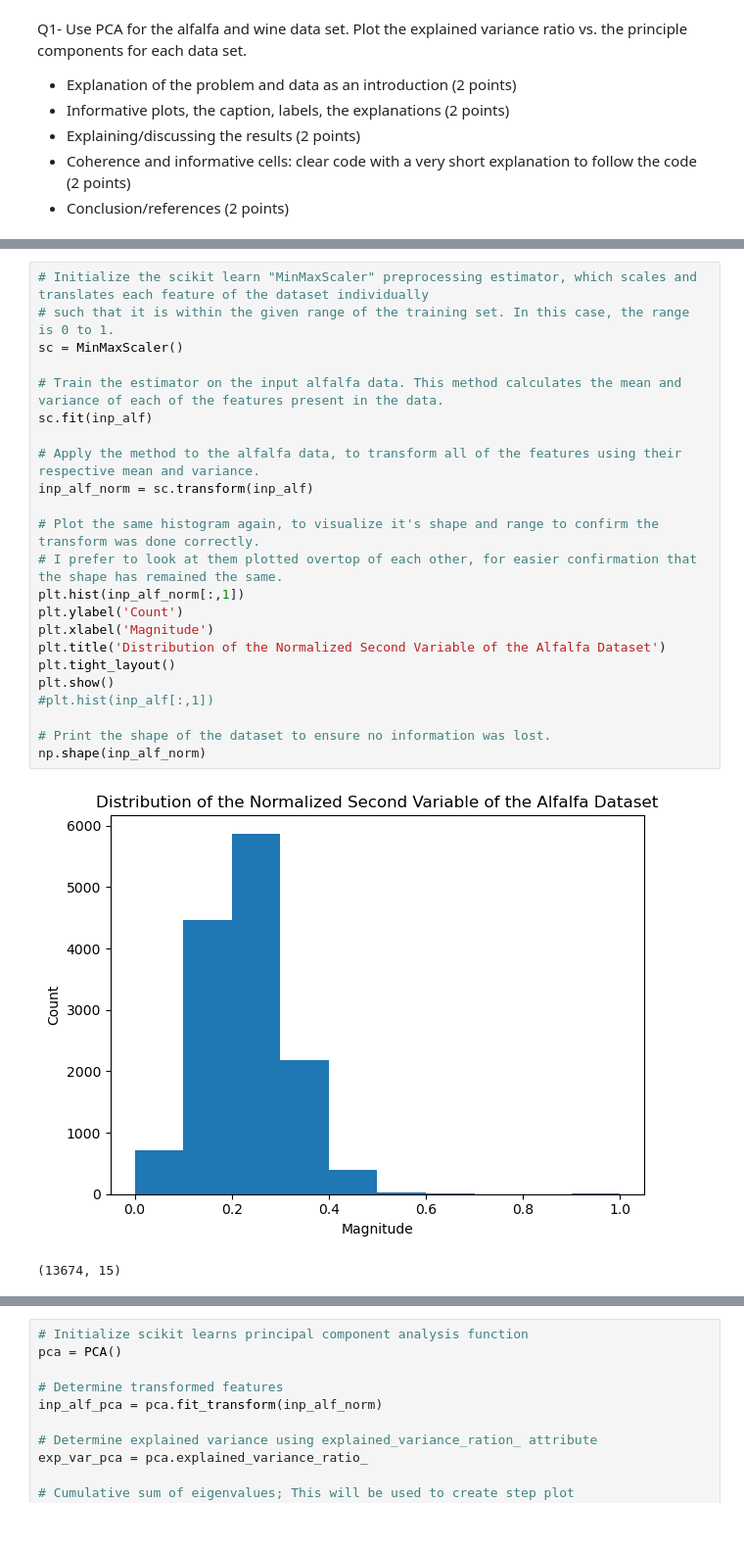
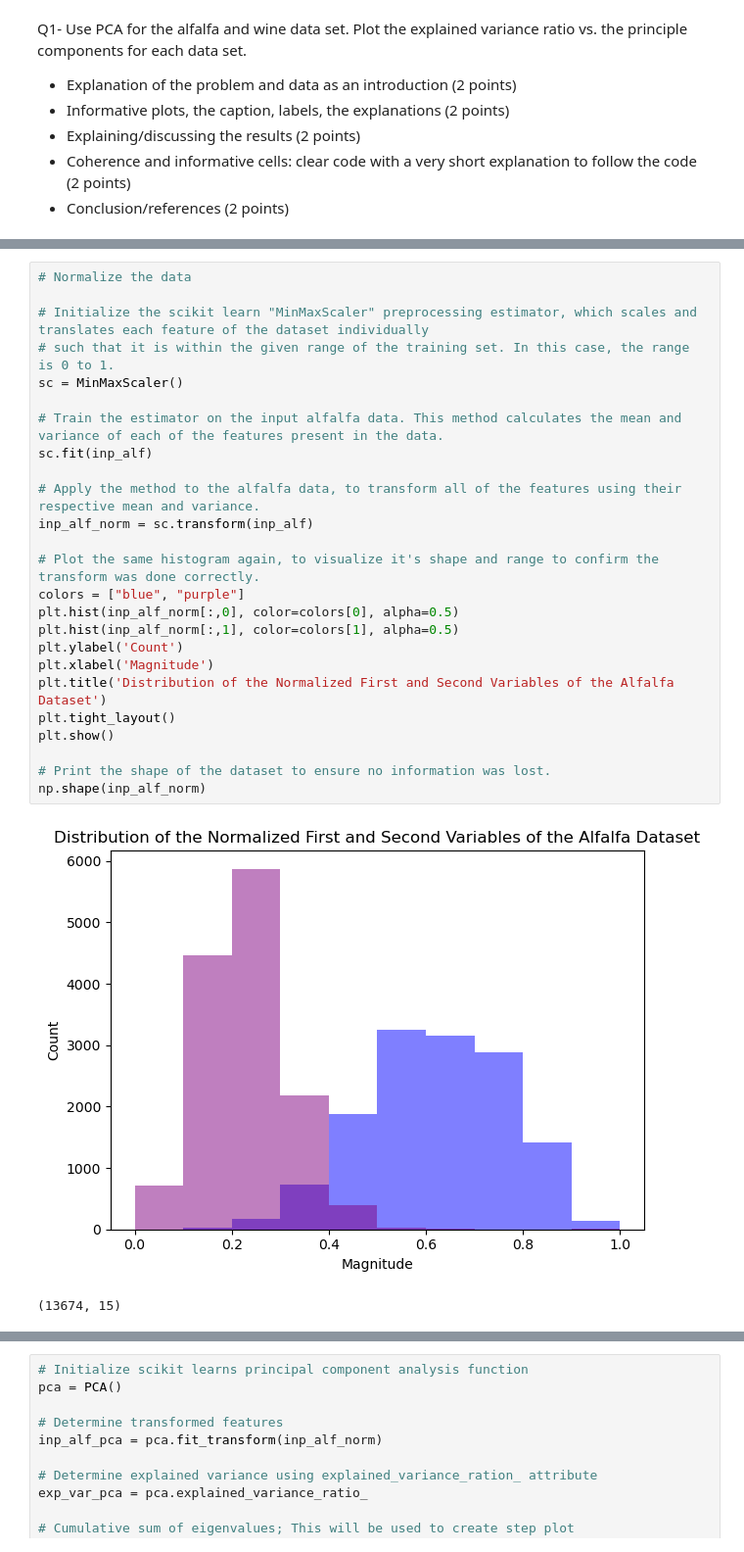
Before and after one commit to karlzam/school, a Jupyter notebook: phys555/assignment01/A1Q1-KZammit.ipynb, the cells around one changed output, grey strips where cells are left out. Shown at 98% size. Cells and saved outputs as stored; diff of their text form.

```diff
--- a/phys555/assignment01/A1Q1-KZammit.ipynb
+++ b/phys555/assignment01/A1Q1-KZammit.ipynb
@@ -39,26 +128,28 @@ np.shape(inp_alf)
 # %%
+# Normalize the data
+
 # Initialize the scikit learn "MinMaxScaler" preprocessing estimator, which scales and translates each feature of the dataset individually
 # such that it is within the given range of the training set. In this case, the range is 0 to 1.
 sc = MinMaxScaler()
 
 # Train the estimator on the input alfalfa data. This method calculates the mean and variance of each of the features present in the data.
 sc.fit(inp_alf)
 
 # Apply the method to the alfalfa data, to transform all of the features using their respective mean and variance.
 inp_alf_norm = sc.transform(inp_alf)
 
 # Plot the same histogram again, to visualize it's shape and range to confirm the transform was done correctly.
-# I prefer to look at them plotted overtop of each other, for easier confirmation that the shape has remained the same.
-plt.hist(inp_alf_norm[:,1])
+colors = ["blue", "purple"]
+plt.hist(inp_alf_norm[:,0], color=colors[0], alpha=0.5)
+plt.hist(inp_alf_norm[:,1], color=colors[1], alpha=0.5)
 plt.ylabel('Count')
 plt.xlabel('Magnitude')
-plt.title('Distribution of the Normalized Second Variable of the Alfalfa Dataset')
+plt.title('Distribution of the Normalized First and Second Variables of the Alfalfa Dataset')
 plt.tight_layout()
 plt.show()
-#plt.hist(inp_alf[:,1])
 
 # Print the shape of the dataset to ensure no information was lost.
 np.shape(inp_alf_norm)
 # %% [output]
-[figure, old version]
+[figure, new version]
 (13674, 15)
```
Also changed, not shown: parts of 10 cells of this notebook.
